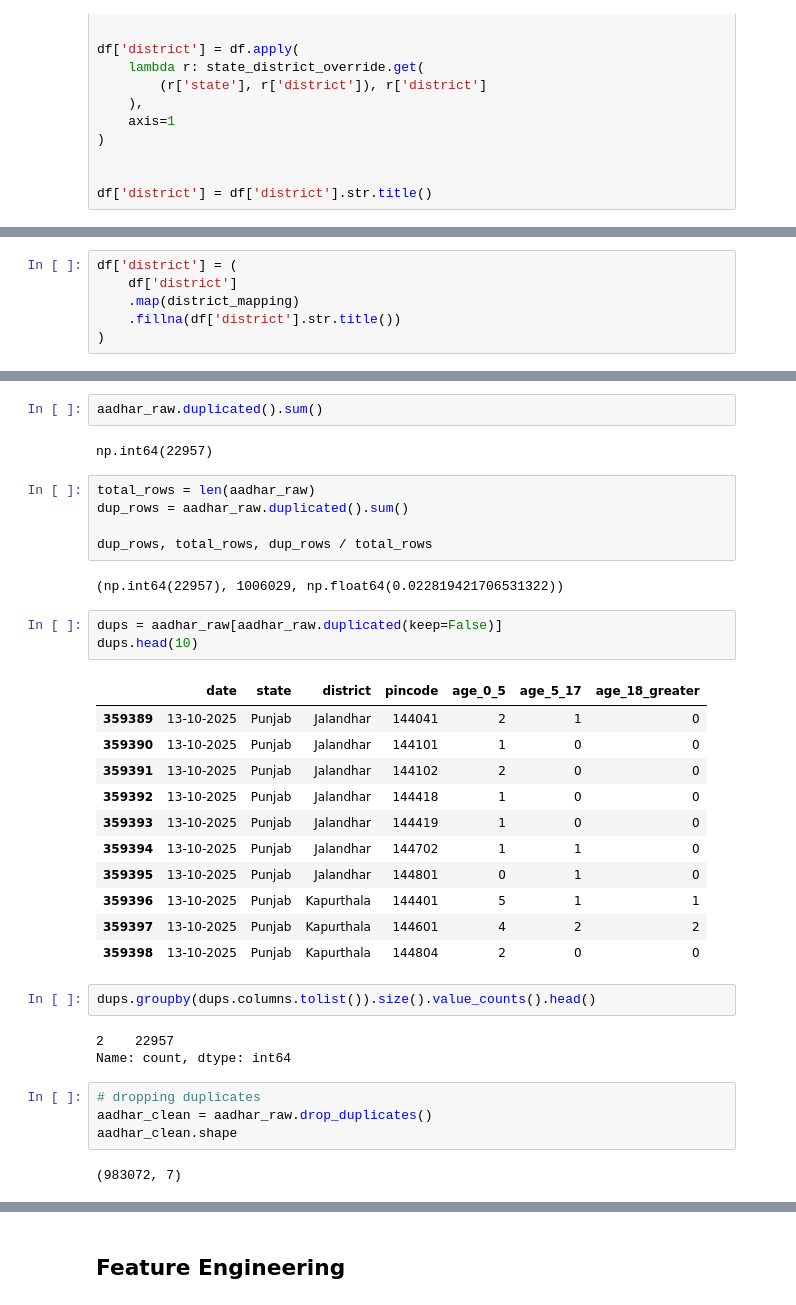
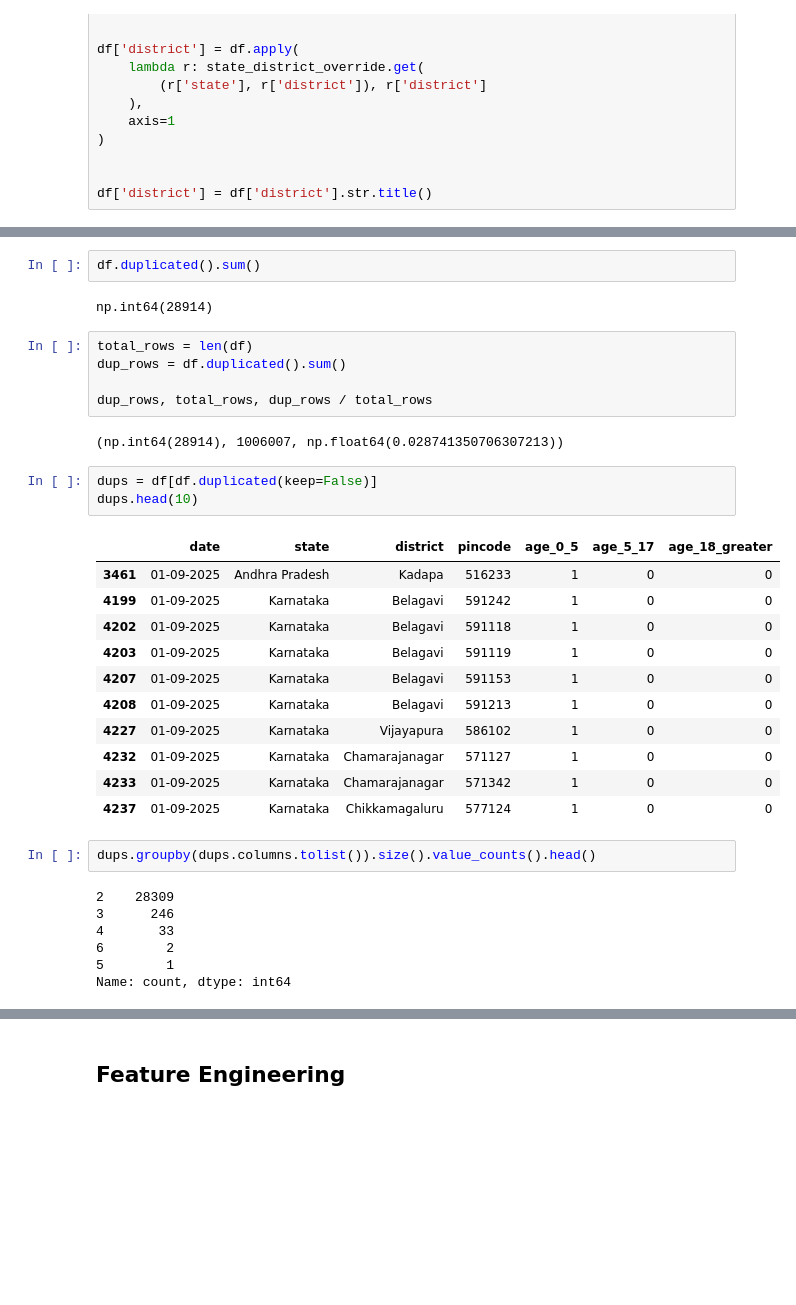
Before and after one commit to bitanpatra/Aadhar-Enrollment-Analysis, a Jupyter notebook: Notebook & Raw Data/Aadhar enrollment Analysis.ipynb, the cells around one changed output, grey strips where cells are left out. Drawn from its saved outputs; the diff is of its cells as text; blank space fills up the shorter version.

```diff
--- a/Notebook & Raw Data/Aadhar enrollment Analysis.ipynb
+++ b/Notebook & Raw Data/Aadhar enrollment Analysis.ipynb
@@ -342,9 +340,3 @@ pd.Series(df['district'].unique()).sort_values().to_csv(
-# %%
-df['district'] = (
-    df['district']
-    .map(district_mapping)
-    .fillna(df['district'].str.title())
-)
 # %%
 df['district'].nunique()
 # %% [output]
@@ -393,37 +354,35 @@ Name: count, dtype: int64
 # %%
-aadhar_raw.duplicated().sum()
+df.duplicated().sum()
 # %% [output]
-np.int64(22957)
+np.int64(28914)
 # %%
-total_rows = len(aadhar_raw)
-dup_rows = aadhar_raw.duplicated().sum()
+total_rows = len(df)
+dup_rows = df.duplicated().sum()
 
 dup_rows, total_rows, dup_rows / total_rows
 # %% [output]
-(np.int64(22957), 1006029, np.float64(0.022819421706531322))
+(np.int64(28914), 1006007, np.float64(0.028741350706307213))
 # %%
-dups = aadhar_raw[aadhar_raw.duplicated(keep=False)]
+dups = df[df.duplicated(keep=False)]
 dups.head(10)
 # %% [output]
 |  | date | state | district | pincode | age_0_5 | age_5_17 | age_18_greater |
-| 359389 | 13-10-2025 | Punjab | Jalandhar | 144041 | 2 | 1 | 0 |
-| 359390 | 13-10-2025 | Punjab | Jalandhar | 144101 | 1 | 0 | 0 |
-| 359391 | 13-10-2025 | Punjab | Jalandhar | 144102 | 2 | 0 | 0 |
-| 359392 | 13-10-2025 | Punjab | Jalandhar | 144418 | 1 | 0 | 0 |
-| 359393 | 13-10-2025 | Punjab | Jalandhar | 144419 | 1 | 0 | 0 |
-| 359394 | 13-10-2025 | Punjab | Jalandhar | 144702 | 1 | 1 | 0 |
-| 359395 | 13-10-2025 | Punjab | Jalandhar | 144801 | 0 | 1 | 0 |
-| 359396 | 13-10-2025 | Punjab | Kapurthala | 144401 | 5 | 1 | 1 |
-| 359397 | 13-10-2025 | Punjab | Kapurthala | 144601 | 4 | 2 | 2 |
-| 359398 | 13-10-2025 | Punjab | Kapurthala | 144804 | 2 | 0 | 0 |
+| 3461 | 01-09-2025 | Andhra Pradesh | Kadapa | 516233 | 1 | 0 | 0 |
+| 4199 | 01-09-2025 | Karnataka | Belagavi | 591242 | 1 | 0 | 0 |
+| 4202 | 01-09-2025 | Karnataka | Belagavi | 591118 | 1 | 0 | 0 |
+| 4203 | 01-09-2025 | Karnataka | Belagavi | 591119 | 1 | 0 | 0 |
+| 4207 | 01-09-2025 | Karnataka | Belagavi | 591153 | 1 | 0 | 0 |
+| 4208 | 01-09-2025 | Karnataka | Belagavi | 591213 | 1 | 0 | 0 |
+| 4227 | 01-09-2025 | Karnataka | Vijayapura | 586102 | 1 | 0 | 0 |
+| 4232 | 01-09-2025 | Karnataka | Chamarajanagar | 571127 | 1 | 0 | 0 |
+| 4233 | 01-09-2025 | Karnataka | Chamarajanagar | 571342 | 1 | 0 | 0 |
+| 4237 | 01-09-2025 | Karnataka | Chikkamagaluru | 577124 | 1 | 0 | 0 |
 # %%
 dups.groupby(dups.columns.tolist()).size().value_counts().head()
 # %% [output]
-2    22957
+2    28309
+3      246
+4       33
+6        2
+5        1
 Name: count, dtype: int64
-# %%
-# dropping duplicates
-aadhar_clean = aadhar_raw.drop_duplicates()
-aadhar_clean.shape
-# %% [output]
-(983072, 7)
```
Also changed, not shown: parts of 30 cells of this notebook.
